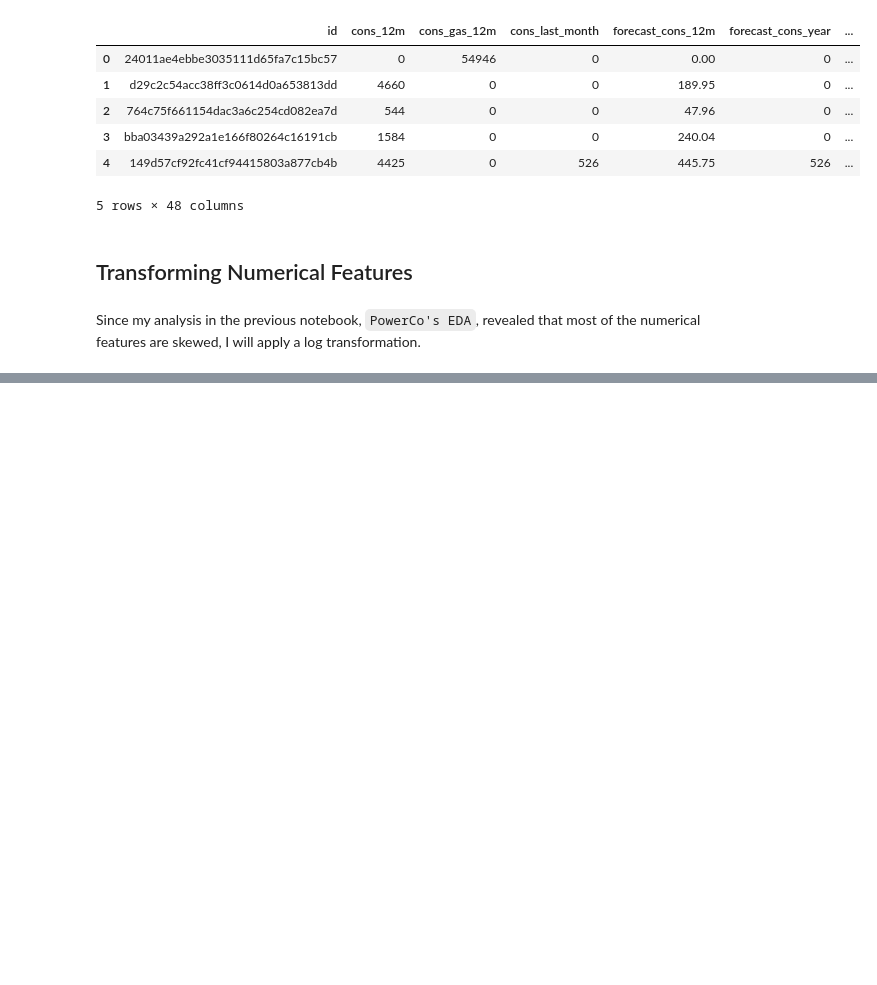
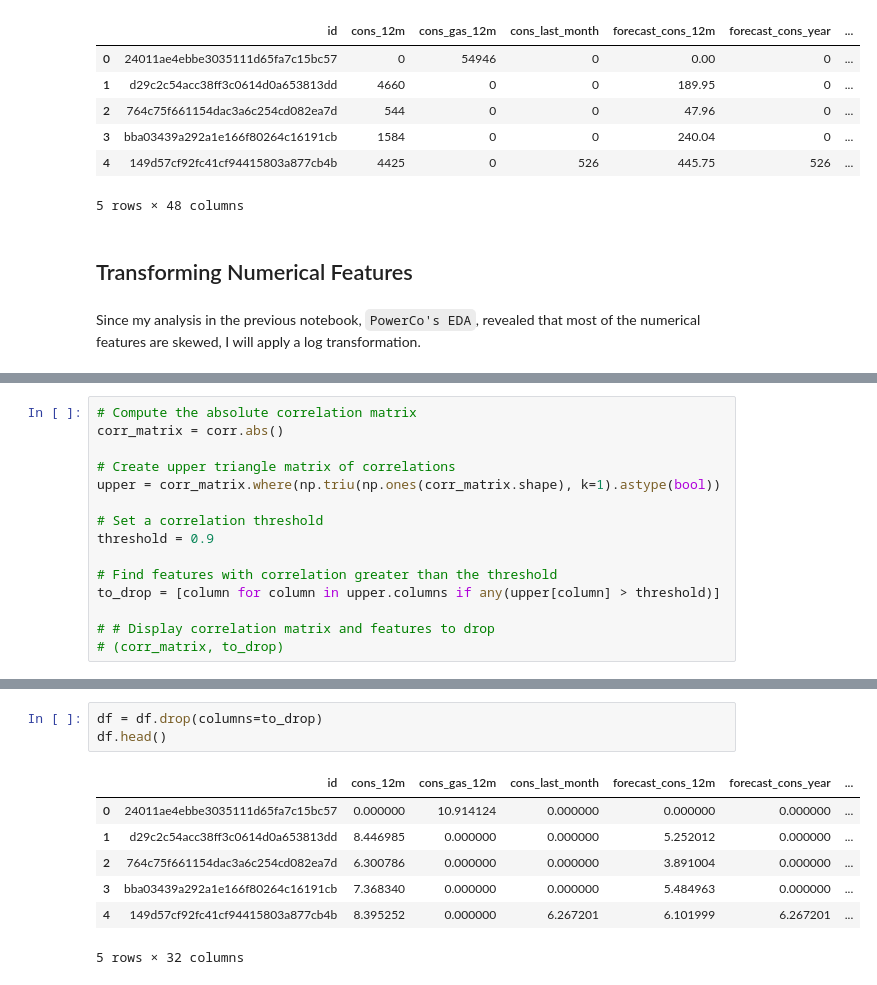
Before and after one commit to Ahmed-Adel30/PowerCo-s-Churning-investigation-and-prediction, a Jupyter notebook: Feature Engineering/PowerCo's Feature Engineering.ipynb, the cells around one changed output, grey strips where cells are left out. Drawn from its saved outputs; the diff is of its cells as text; blank space fills up the shorter version.

```diff
--- a/Feature Engineering/PowerCo's Feature Engineering.ipynb
+++ b/Feature Engineering/PowerCo's Feature Engineering.ipynb
@@ -336,0 +431,15 @@ Since my analysis in the previous notebook, `PowerCo's EDA`, revealed that most
+# %%
+# Compute the absolute correlation matrix
+corr_matrix = corr.abs()
+
+# Create upper triangle matrix of correlations
+upper = corr_matrix.where(np.triu(np.ones(corr_matrix.shape), k=1).astype(bool))
+
+# Set a correlation threshold
+threshold = 0.9
+
+# Find features with correlation greater than the threshold
+to_drop = [column for column in upper.columns if any(upper[column] > threshold)]
+
+# # Display correlation matrix and features to drop
+# (corr_matrix, to_drop)
@@ -336,0 +465,11 @@ Since my analysis in the previous notebook, `PowerCo's EDA`, revealed that most
+# %%
+df = df.drop(columns=to_drop)
+df.head()
+# %% [output]
+|  | id | cons_12m | cons_gas_12m | cons_last_month | forecast_cons_12m | forecast_cons_year | ... |
+| 0 | 24011ae4ebbe3035111d65fa7c15bc57 | 0.000000 | 10.914124 | 0.000000 | 0.000000 | 0.000000 | ... |
+| 1 | d29c2c54acc38ff3c0614d0a653813dd | 8.446985 | 0.000000 | 0.000000 | 5.252012 | 0.000000 | ... |
+| 2 | 764c75f661154dac3a6c254cd082ea7d | 6.300786 | 0.000000 | 0.000000 | 3.891004 | 0.000000 | ... |
+| 3 | bba03439a292a1e166f80264c16191cb | 7.368340 | 0.000000 | 0.000000 | 5.484963 | 0.000000 | ... |
+| 4 | 149d57cf92fc41cf94415803a877cb4b | 8.395252 | 0.000000 | 6.267201 | 6.101999 | 6.267201 | ... |
+5 rows × 32 columns
```
Also changed, not shown: parts of 12 cells of this notebook.
